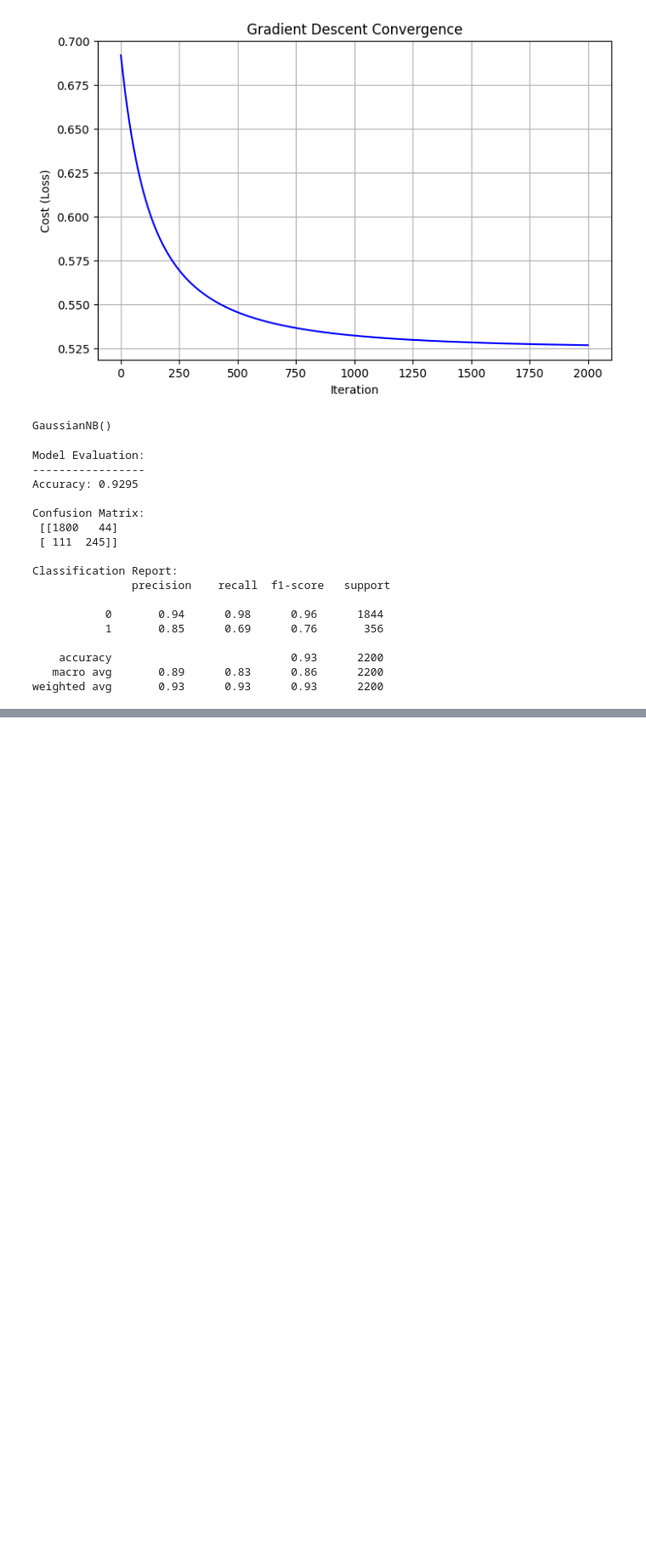
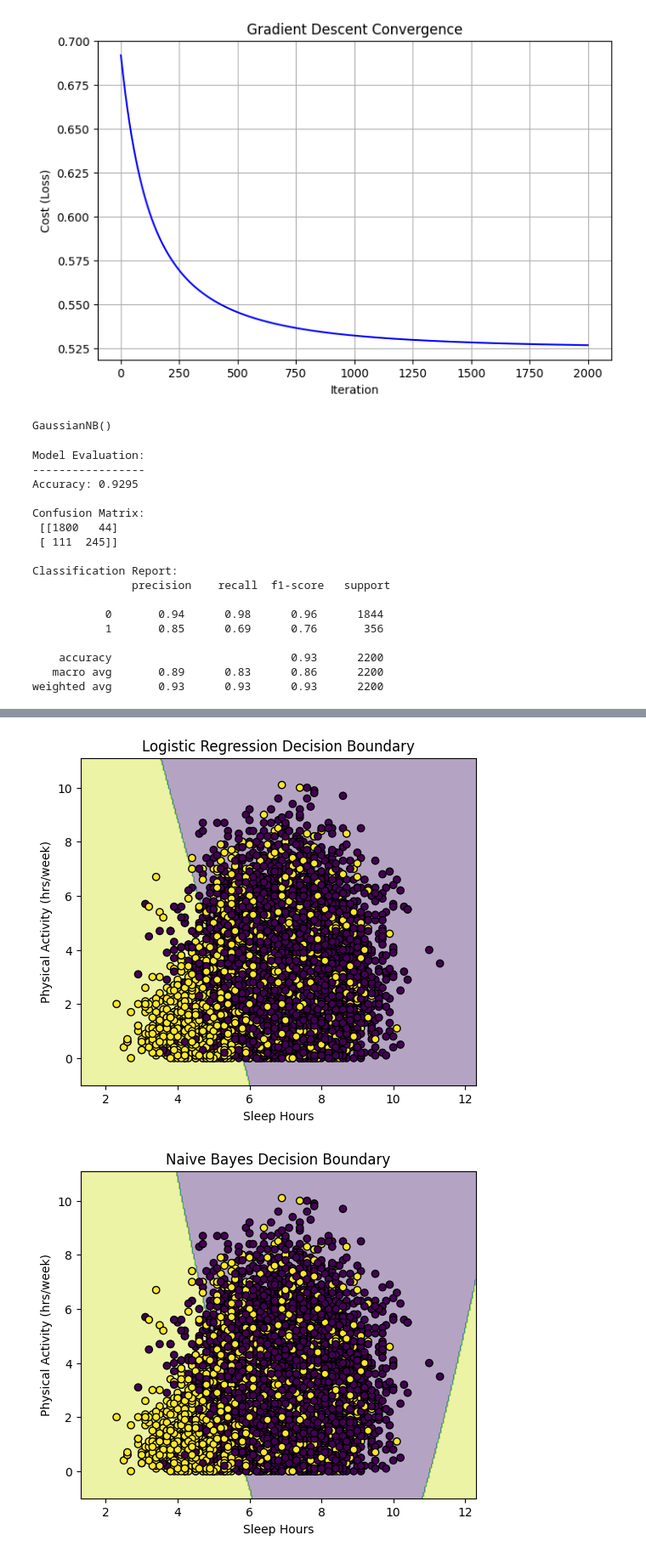
Before and after one commit to pxsa/anxiety-classification-ml, a Jupyter notebook: anxiety.ipynb, the cells around one changed output, grey strips where cells are left out. Shown: that part at 85% size. Saved outputs shown, nothing was run; the diff lists cells and outputs as text; code cells hidden in the pictures; blank space fills up the shorter version.

```diff
--- a/anxiety.ipynb
+++ b/anxiety.ipynb
@@ -287,0 +325,21 @@ weighted avg       0.93      0.93      0.93      2200
+# %%
+FEATURE_COLS = ["Sleep Hours", "Physical Activity (hrs/week)"]
+
+X = df[FEATURE_COLS].values
+y = df["BinaryTarget"].values
+# %%
+X_train, X_test, y_train, y_test = train_test_split(
+    X, y, test_size=0.25, random_state=42, stratify=y
+)
+
+scaler = StandardScaler()
+X_train_s = scaler.fit_transform(X_train)
+X_test_s  = scaler.transform(X_test)
+# %%
+from sklearn.linear_model import LogisticRegression
+
+lr = LogisticRegression()
+nb = GaussianNB()
+
+lr.fit(X_train_s, y_train)
+nb.fit(X_train_s, y_train)
@@ -287,0 +375,25 @@ weighted avg       0.93      0.93      0.93      2200
+# %%
+def plot_decision_boundary(clf, title):
+    x_min, x_max = X[:,0].min() - 1, X[:,0].max() + 1
+    y_min, y_max = X[:,1].min() - 1, X[:,1].max() + 1
+    xx, yy = np.meshgrid(np.linspace(x_min, x_max, 300),
+                         np.linspace(y_min, y_max, 300))
+
+    grid = np.c_[xx.ravel(), yy.ravel()]
+    grid_scaled = scaler.transform(grid)
+    Z = clf.predict(grid_scaled)
+    Z = Z.reshape(xx.shape)
+
+    plt.figure(figsize=(6,5))
+    plt.contourf(xx, yy, Z, alpha=0.4)
+    plt.scatter(X[:,0], X[:,1], c=y, edgecolors='k')
+    plt.xlabel(FEATURE_COLS[0])
+    plt.ylabel(FEATURE_COLS[1])
+    plt.title(title)
+    plt.show()
+# %%
+plot_decision_boundary(lr, "Logistic Regression Decision Boundary")
+plot_decision_boundary(nb, "Naive Bayes Decision Boundary")
+# %% [output]
+[figure, added]
+[figure, added]
```
Also changed, not shown: parts of 11 cells of this notebook.
